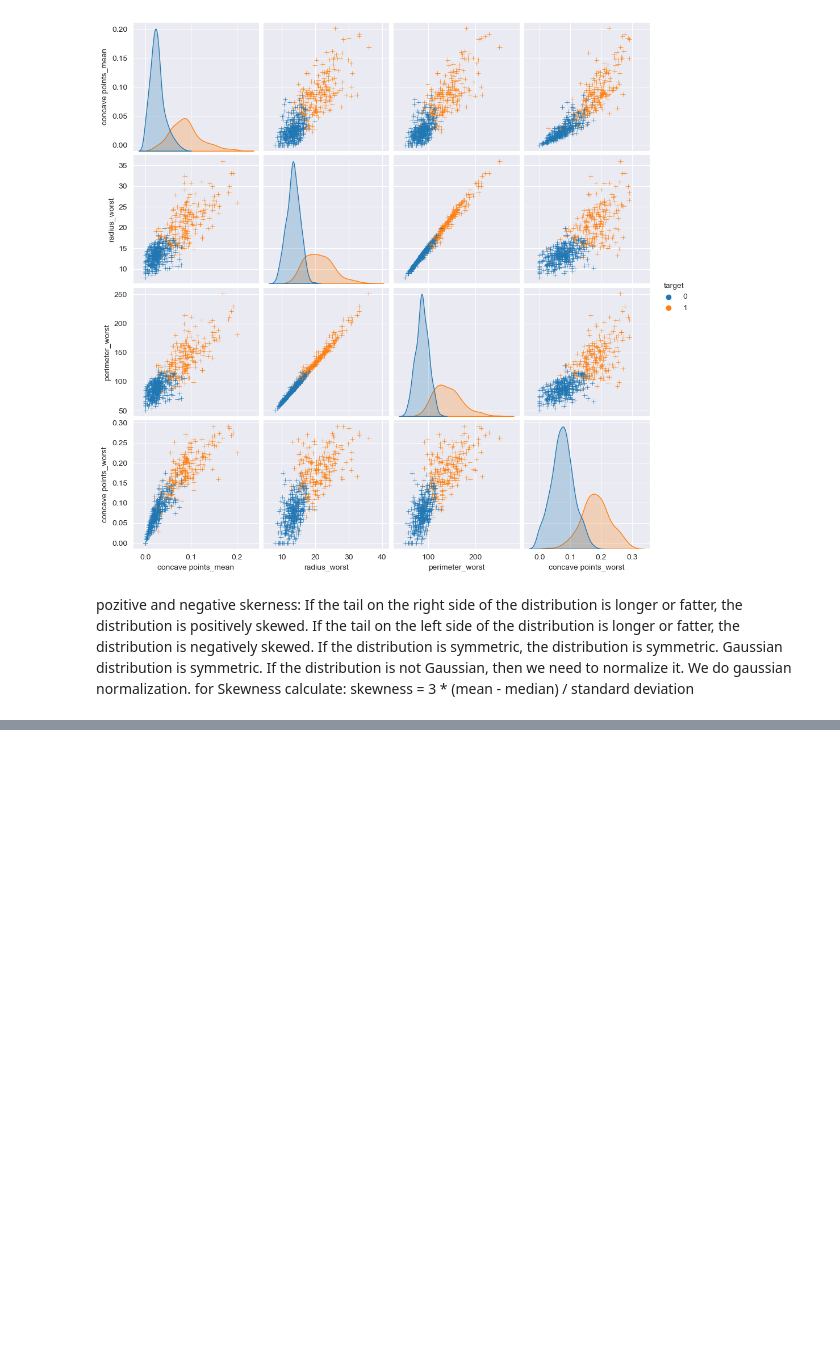
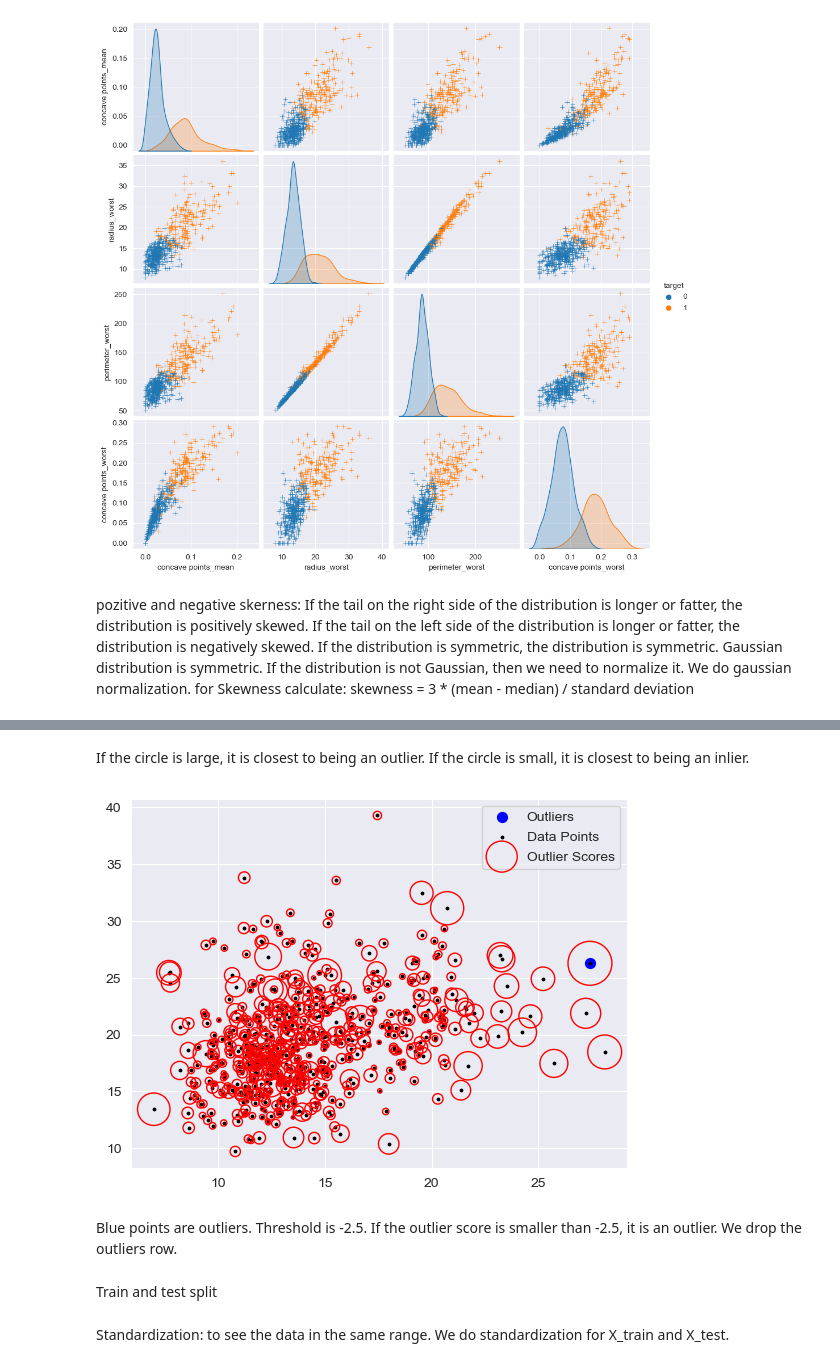
Before and after one commit to yasinsametkaraca/breast-cancer-classification, a Jupyter notebook: advanced-classification/project.ipynb, the cells around one changed output, grey strips where cells are left out. Saved outputs shown, nothing was run; the diff lists cells and outputs as text; code cells hidden in the pictures; blank space fills up the shorter version.

```diff
--- a/advanced-classification/project.ipynb
+++ b/advanced-classification/project.ipynb
@@ -145,0 +147,5 @@ pozitive and negative skerness: If the tail on the right side of the distributio
+# %%
+y= data.target
+x= data.drop(["target"], axis=1)
+columns = x.columns.tolist()
+columns
@@ -145,0 +170,5 @@ pozitive and negative skerness: If the tail on the right side of the distributio
+# %%
+clf = LocalOutlierFactor() # LocalOutlierFactor: to see the outliers
+# %%
+y_pred = clf.fit_predict(x) # fit_predict: to see the outliers. Fit predict means fit and predict at the same time. It returns 1 if it is inlier. It returns -1 if it is outlier.
+y_pred # -1: outlier, 1: inlier. y_pred is the outlier scores.
@@ -145,0 +193,5 @@ pozitive and negative skerness: If the tail on the right side of the distributio
+# %%
+X_score = clf.negative_outlier_factor_ # negative_outlier_factor_: to see the outliers. It returns the outlier scores.
+outlier_score = pd.DataFrame()
+outlier_score["score"] = X_score
+outlier_score  # outlier scores of each observation. The lower the outlier score, the more abnormal the observation. The higher the outlier score, the more normal the observation. The threshold is -1.5. If the outlier score is smaller than -1.5, it is an outlier.
@@ -145,0 +221,19 @@ pozitive and negative skerness: If the tail on the right side of the distributio
+# %% [markdown]
+If the circle is large, it is closest to being an outlier. If the circle is small, it is closest to being an inlier.
+# %%
+threshold = -2.5 # threshold for outlier score. If the outlier score is smaller than -2.5, it is an outlier.
+filtre = outlier_score["score"] < threshold # outlier_score["score"]: outlier scores of each observation. If the outlier score is smaller than -2.5, it is an outlier.
+outlier_index = outlier_score[filtre].index.tolist() # outlier_index: index of the outliers
+plt.figure()
+plt.scatter(x.iloc[outlier_index, 0], x.iloc[outlier_index, 1], color="blue", s=50, label="Outliers") # I want to see just the outliers. s=3: size of the points. X.iloc[outlier_index, 0]: radius_mean (outliers rows), x.iloc[outlier_index, 1]: texture_mean (outliers rows)
+plt.scatter(x.iloc[:, 0], x.iloc[:, 1], color="k", s=3, label="Data Points")
+radius = (X_score.max() - X_score) / (X_score.max() - X_score.min())
+outlier_score["radius"] = radius
+
+plt.scatter(x.iloc[:, 0], x.iloc[:, 1], s=1000*radius, label="Outlier Scores", edgecolors="r", facecolors="none")
+plt.legend() # to see the legend.
+plt.show()
+# %% [output]
+[figure, added]
+# %% [markdown]
+Blue points are outliers. Threshold is -2.5. If the outlier score is smaller than -2.5, it is an outlier. We drop the outliers row.
@@ -145,0 +243,2 @@ pozitive and negative skerness: If the tail on the right side of the distributio
+# %% [markdown]
+Train and test split
@@ -145,0 +248,2 @@ pozitive and negative skerness: If the tail on the right side of the distributio
+# %% [markdown]
+Standardization: to see the data in the same range. We do standardization for X_train and X_test.
```
Also changed, not shown: parts of 43 cells of this notebook, 1 other file.
